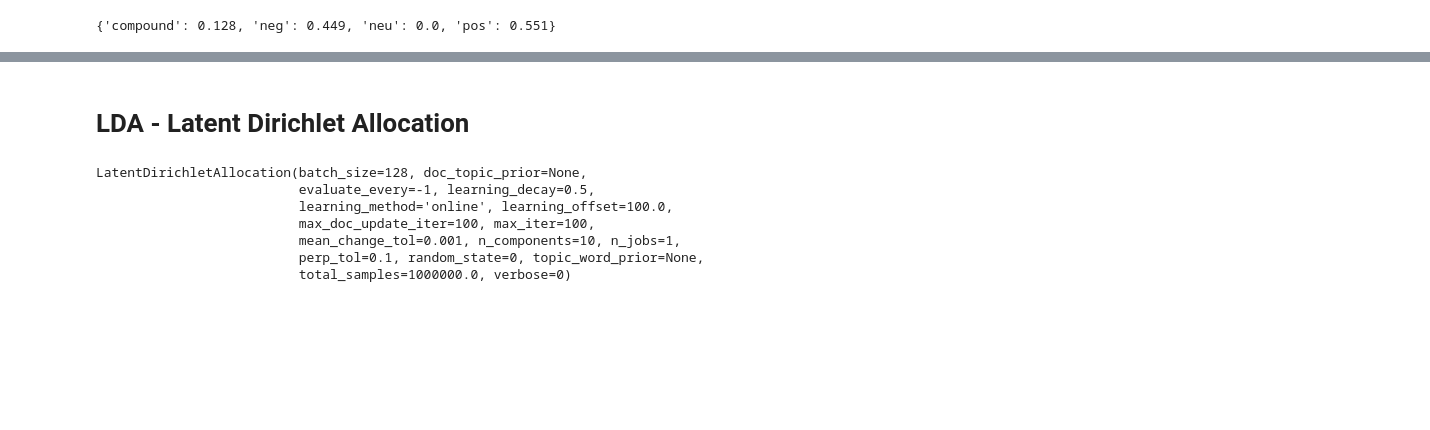
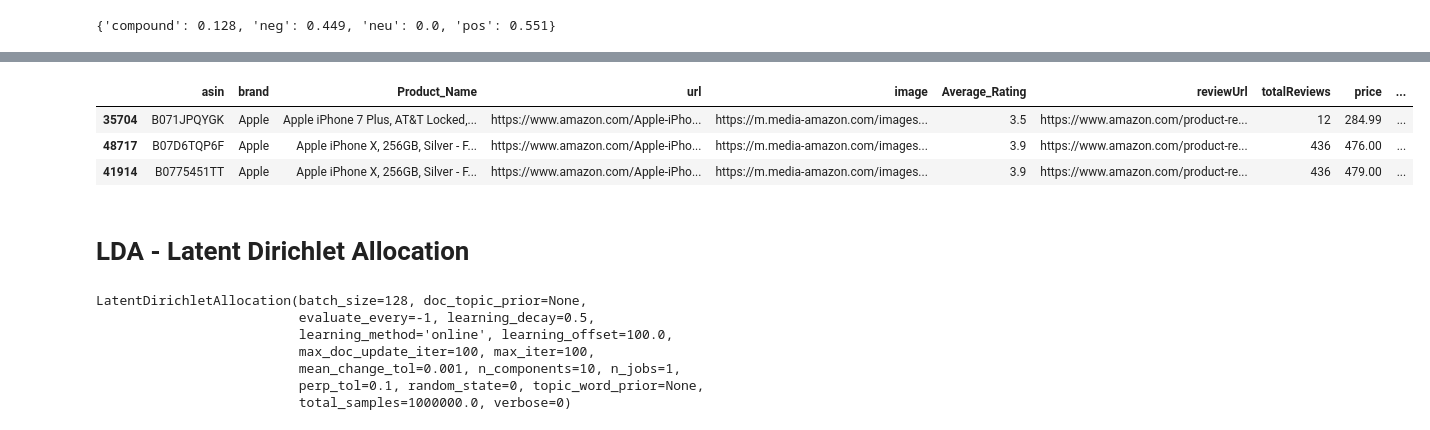
Before and after one commit to Vish4github/News-Category-Classification-using-Transfer-Learning, a Jupyter notebook: Amazon_Cell_Phone_Reviews.ipynb, the cells around one changed output, grey strips where cells are left out. Cells and saved outputs as stored; diff of their text form; code cells hidden in the pictures; blank space fills up the shorter version.

```diff
--- a/Amazon_Cell_Phone_Reviews.ipynb
+++ b/Amazon_Cell_Phone_Reviews.ipynb
@@ -689,3 +704,13 @@ NameError: ignored
+# %%
+apple_positive=apple[apple['sentiment']==1]
+apple_negative=apple[apple['sentiment']==-1]
+# %%
+apple_negative.head(3)
+# %% [output]
+|  | asin | brand | Product_Name | url | image | Average_Rating | reviewUrl | totalReviews | price | ... |
+| 35704 | B071JPQYGK | Apple | Apple iPhone 7 Plus, AT&T Locked,... | https://www.amazon.com/Apple-iPho... | https://m.media-amazon.com/images... | 3.5 | https://www.amazon.com/product-re... | 12 | 284.99 | ... |
+| 48717 | B07D6TQP6F | Apple | Apple iPhone X, 256GB, Silver - F... | https://www.amazon.com/Apple-iPho... | https://m.media-amazon.com/images... | 3.9 | https://www.amazon.com/product-re... | 436 | 476.00 | ... |
+| 41914 | B0775451TT | Apple | Apple iPhone X, 256GB, Silver - F... | https://www.amazon.com/Apple-iPho... | https://m.media-amazon.com/images... | 3.9 | https://www.amazon.com/product-re... | 436 | 479.00 | ... |
 # %% [markdown]
 # LDA - Latent Dirichlet Allocation
 # %%
```
Also changed, not shown: parts of 22 cells of this notebook.
